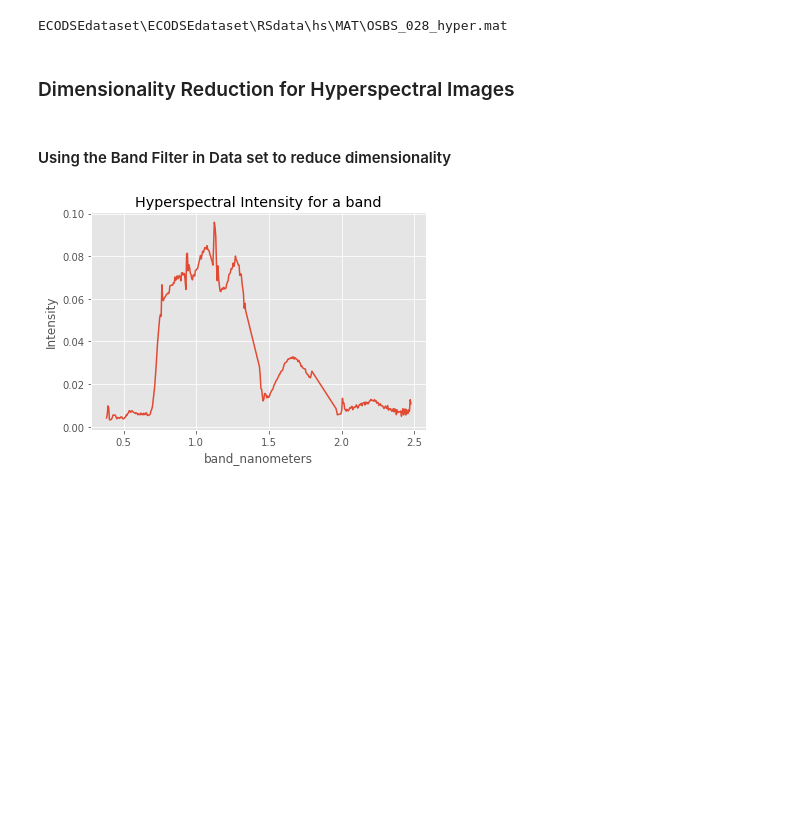
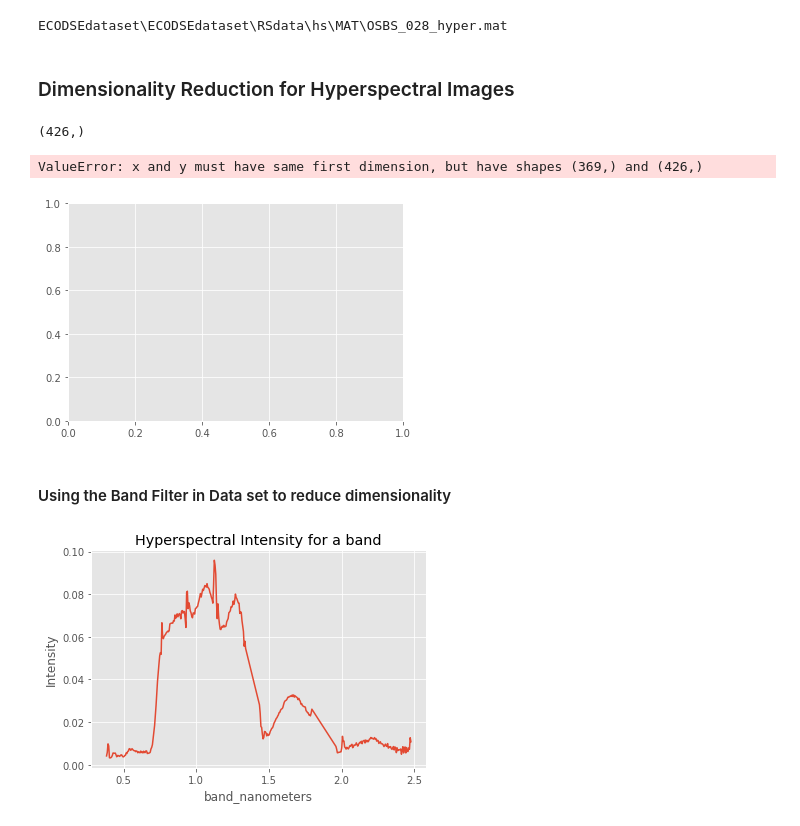
Before and after one commit to rachit-ranjan16/CrownSeg, a Jupyter notebook: Segmentation through Clustering.ipynb, the cells around one changed output. Cells and saved outputs as stored; diff of their text form; code cells hidden in the pictures; blank space fills up the shorter version.

```diff
--- a/Segmentation through Clustering.ipynb
+++ b/Segmentation through Clustering.ipynb
@@ -104,3 +100,13 @@ def process_hyper_images():
+# %%
+hyper_bands['Band_nanometers'].shape
+# %% [output]
+(426,)
+# %%
+plt.plot(loadmat(HYPER_FOLDER_PATH + hyper_files[3])['image'][40][25], hyper_bands['Band_nanometers'])
+plt.show()
+# %% [output]
+ValueError: x and y must have same first dimension, but have shapes (369,) and (426,)
+[figure, added]
 # %% [markdown]
 #### Using the Band Filter in Data set to reduce dimensionality
 # %%
```
Also changed, not shown: parts of 20 cells of this notebook, 3 other files.
